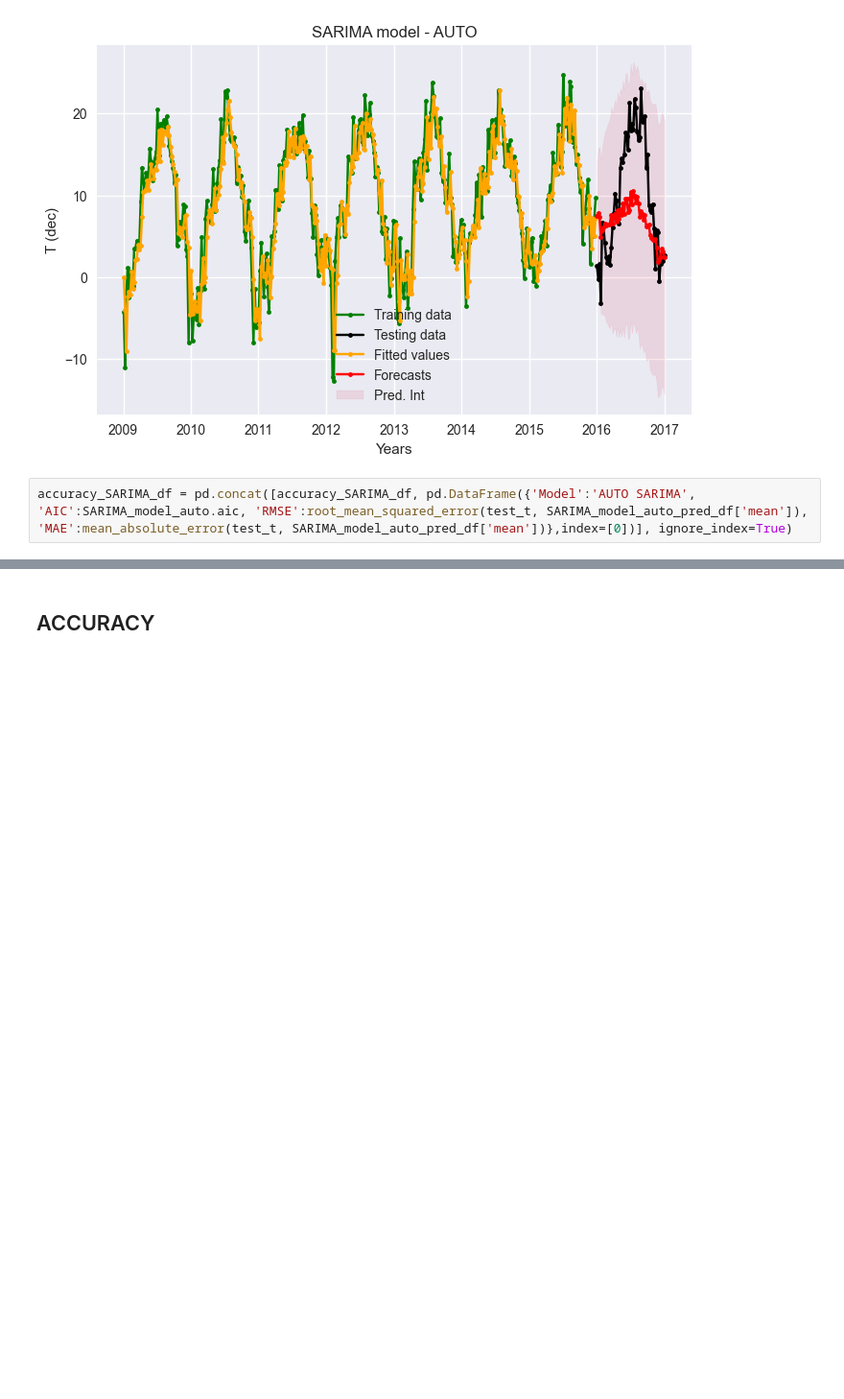
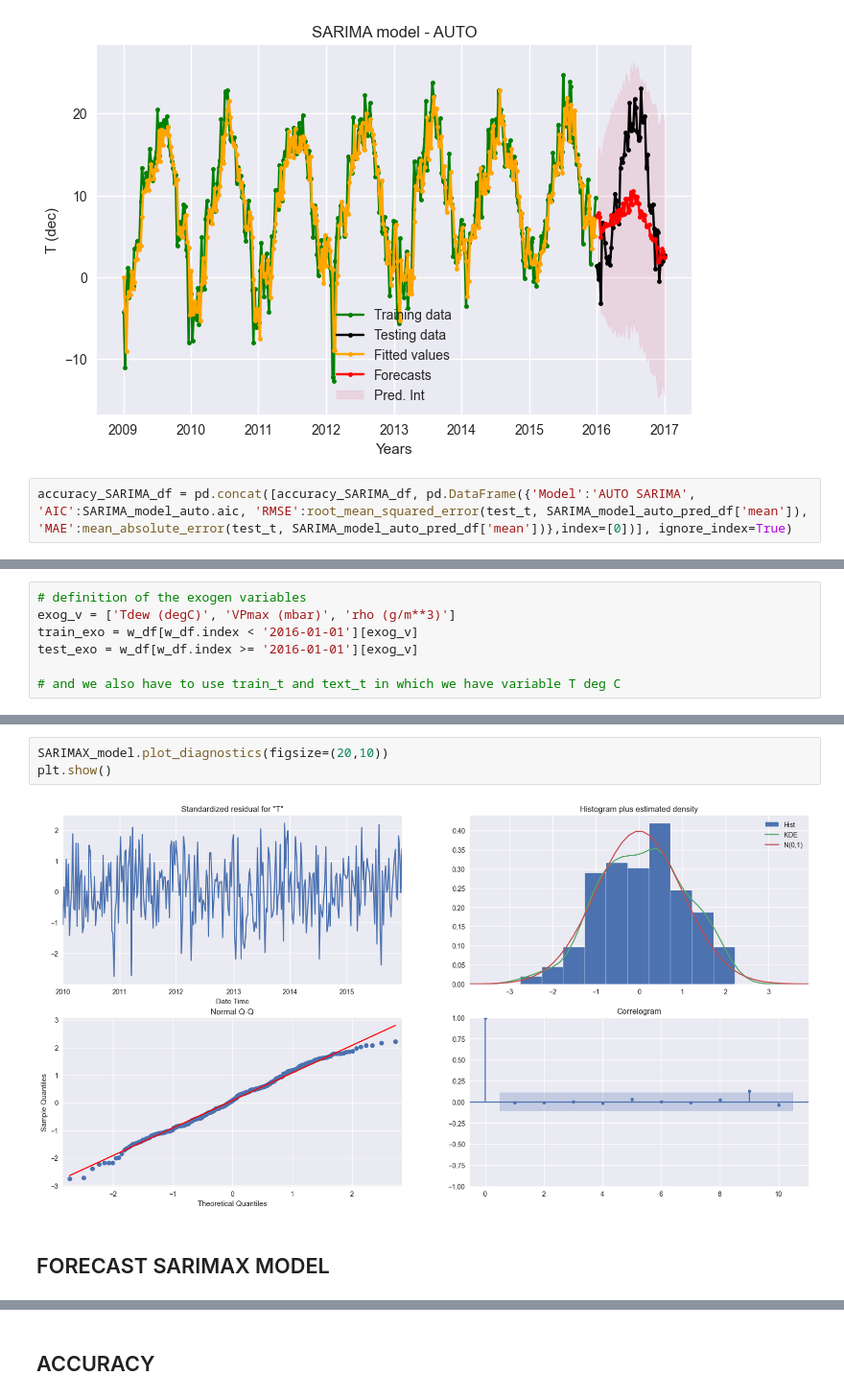
Before and after one commit to alelovo/StatisticalModels_project, a Jupyter notebook: SARIMA_family_models.ipynb, the cells around one changed output, grey strips where cells are left out. Shown at 96% size. Cells and saved outputs as stored; diff of their text form; blank space fills up the shorter version.

```diff
--- a/SARIMA_family_models.ipynb
+++ b/SARIMA_family_models.ipynb
@@ -262,0 +308,7 @@ accuracy_SARIMA_df = pd.concat([accuracy_SARIMA_df, pd.DataFrame({'Model':'AUTO
+# %%
+# definition of the exogen variables
+exog_v = ['Tdew (degC)', 'VPmax (mbar)', 'rho (g/m**3)']
+train_exo = w_df[w_df.index < '2016-01-01'][exog_v]
+test_exo = w_df[w_df.index >= '2016-01-01'][exog_v]
+
+# and we also have to use train_t and text_t in which we have variable T deg C
@@ -262,0 +355,7 @@ accuracy_SARIMA_df = pd.concat([accuracy_SARIMA_df, pd.DataFrame({'Model':'AUTO
+# %%
+SARIMAX_model.plot_diagnostics(figsize=(20,10))
+plt.show()
+# %% [output]
+[figure, added]
+# %% [markdown]
+## FORECAST SARIMAX MODEL
```
Also changed, not shown: parts of 13 cells of this notebook.
